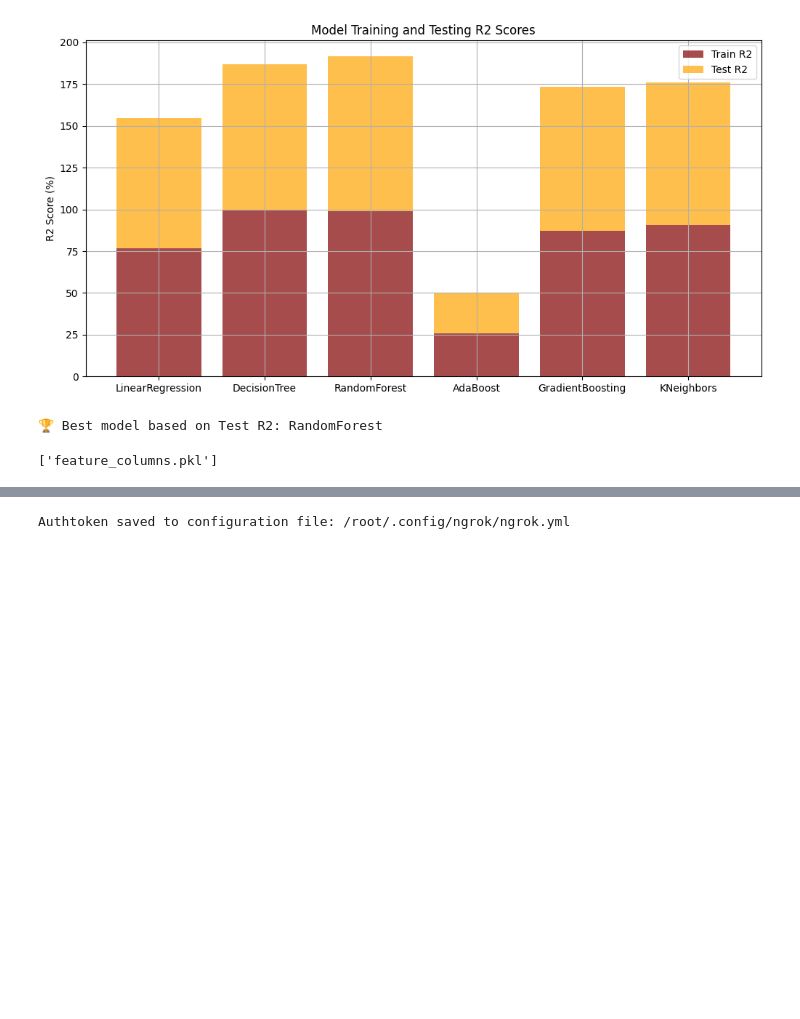
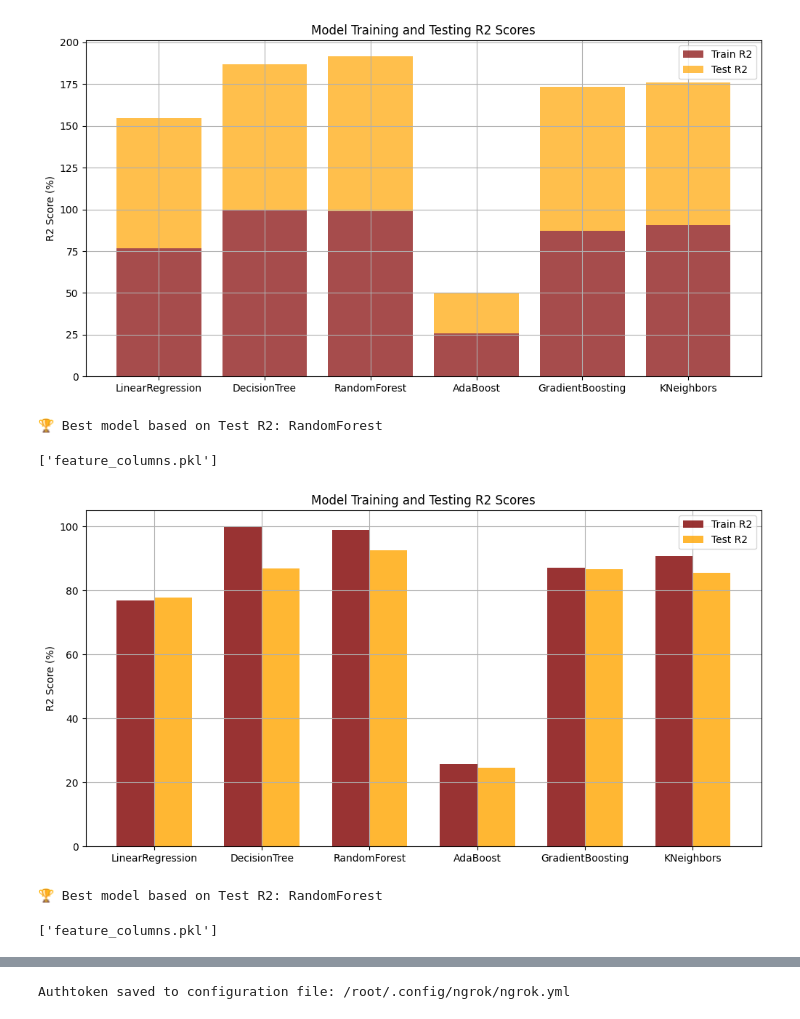
Before and after one commit to Aardra27/aqi_ml-predictor, a Jupyter notebook: API_PY.ipynb, the cells around one changed output, grey strips where cells are left out. Drawn from its saved outputs; the diff is of its cells as text; code cells hidden in the pictures; blank space fills up the shorter version.

```diff
--- a/API_PY.ipynb
+++ b/API_PY.ipynb
@@ -243,4 +248,67 @@ joblib.dump(X.columns.tolist(), 'feature_columns.pkl')
 [figure]
 🏆 Best model based on Test R2: RandomForest
 ['feature_columns.pkl']
+# %%
+
+import numpy as np
+
+plt.figure(figsize=(12,6))
+
+x = np.arange(len(score_df['Model']))
+width = 0.35
+
+# Train bars
+plt.bar(
+    x - width/2,
+    score_df['Train_R2'],
+    width,
+    color='maroon',
+    alpha=0.8,
+    label='Train R2'
+)
+
+# Test bars
+plt.bar(
+    x + width/2,
+    score_df['Test_R2'],
+    width,
+    color='orange',
+    alpha=0.8,
+    label='Test R2'
+)
+
+# Labels
+plt.xticks(x, score_df['Model'])
+
+plt.ylabel('R2 Score (%)')
+
+plt.title('Model Training and Testing R2 Scores')
+
+plt.legend()
+
+plt.grid(True)
+
+plt.show()
+
+# Best model selection
+best_model_name = score_df.loc[
+    score_df['Test_R2'].idxmax(),
+    'Model'
+]
+
+print(f"🏆 Best model based on Test R2: {best_model_name}")
+
+best_model = models[best_model_name]
+
+# Save files
+joblib.dump(best_model, 'best_model.pkl')
+
+joblib.dump(
+    X.columns.tolist(),
+    'feature_columns.pkl'
+)
+# %% [output]
+[figure, added]
+🏆 Best model based on Test R2: RandomForest
+['feature_columns.pkl']
 # %%
```
Also changed, not shown: parts of 13 cells of this notebook.
